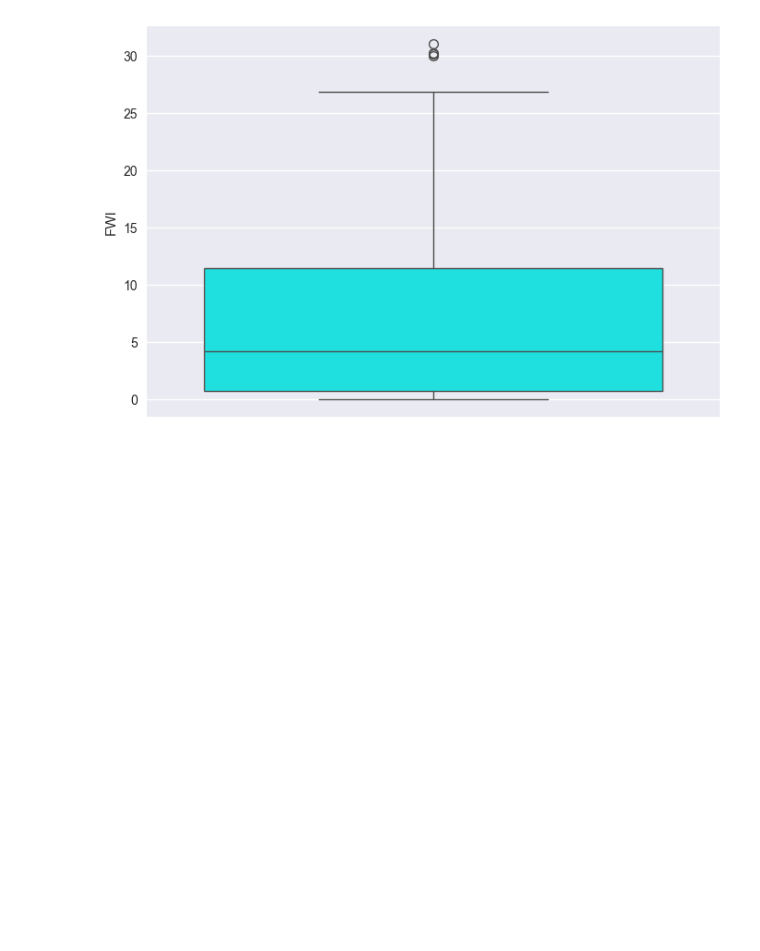
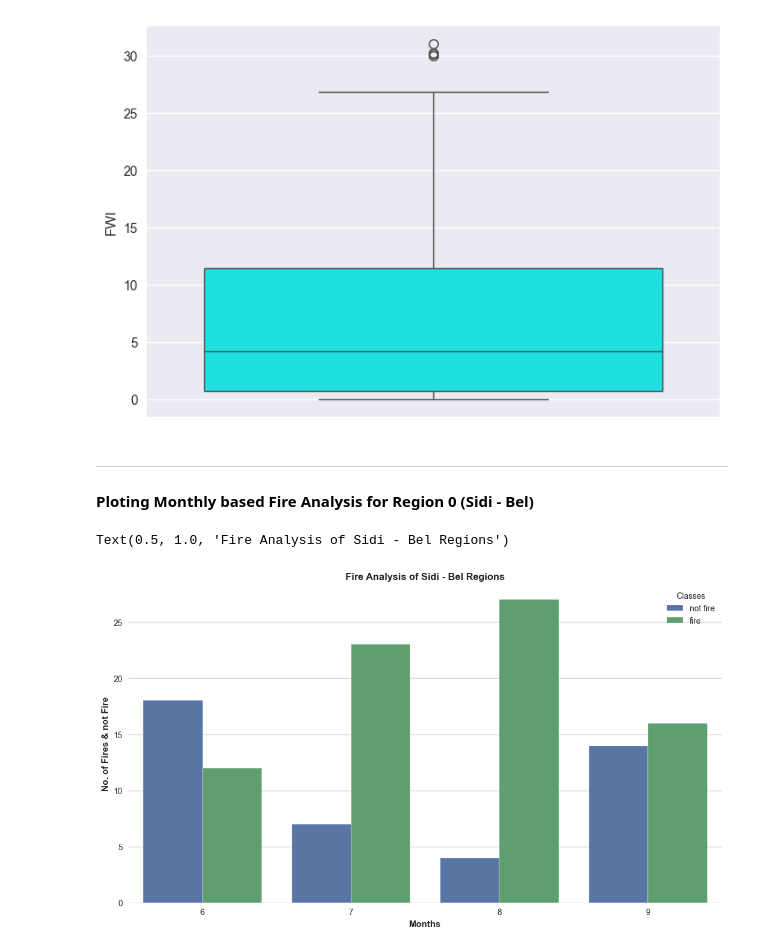
Before and after one commit to ShivamDevHere/machine-learning, a Jupyter notebook: 03-Fire Not Fire Classification/02-eda.ipynb, the cells around one changed output. Drawn from its saved outputs; the diff is of its cells as text; code cells hidden in the pictures; blank space fills up the shorter version.

Commit message:
Plot: Monthly based Fire Analysis

```diff
--- a/03-Fire Not Fire Classification/02-eda.ipynb
+++ b/03-Fire Not Fire Classification/02-eda.ipynb
@@ -93,3 +93,19 @@ sns.boxplot(df['FWI'], color='cyan')
 # %% [output]
 <Axes: ylabel='FWI'>
 [figure]
+# %% [markdown]
+---
+#### Ploting Monthly based Fire Analysis for Region 0 (Sidi - Bel)
+# %%
+dataset['Classes'] = np.where(dataset['Classes'].str.contains('not fire'), 'not fire', 'fire')
+
+sidi_region = dataset.loc[df['Region']==1]
+plt.subplots(figsize=(13,7))
+sns.set_style('whitegrid')
+sns.countplot(x='month', hue='Classes', data=sidi_region)
+plt.xlabel('Months', weight='bold')
+plt.ylabel('No. of Fires & not Fire', weight='bold')
+plt.title('Fire Analysis of Sidi - Bel Regions', weight='bold')
+# %% [output]
+Text(0.5, 1.0, 'Fire Analysis of Sidi - Bel Regions')
+[figure, added]
```
Also changed, not shown: parts of 1 cell of this notebook, 1 other file.
